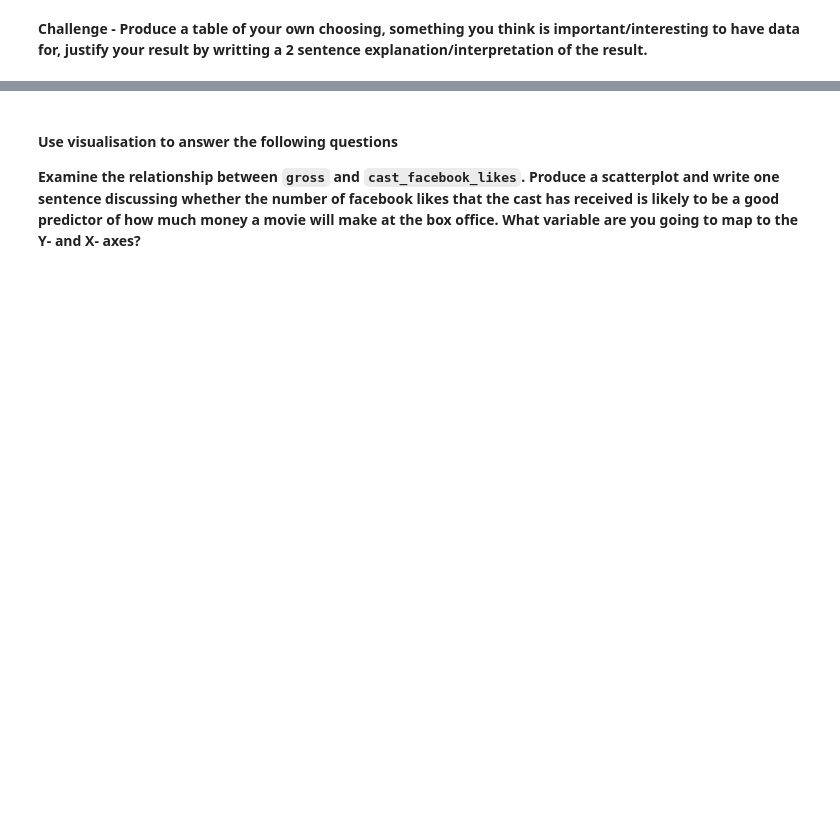
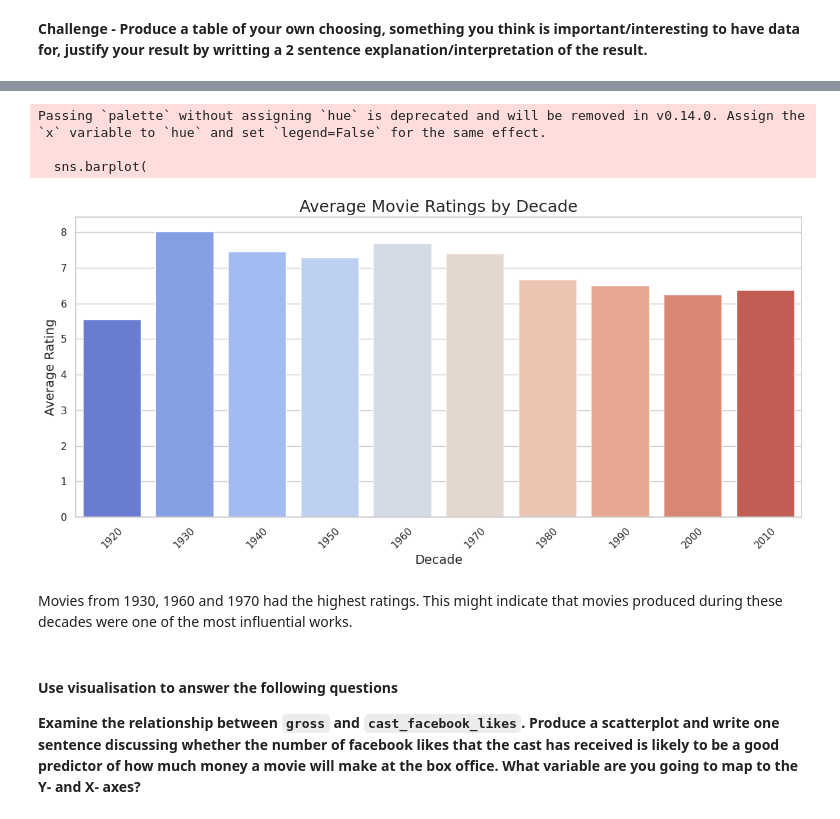
Before and after one commit to alexaromanova/Analytics-through-Coding-Class, a Jupyter notebook: Session_2/Homework.ipynb, the cells around one changed output, grey strips where cells are left out. Drawn from its saved outputs; the diff is of its cells as text; code cells hidden in the pictures; blank space fills up the shorter version.

```diff
--- a/Session_2/Homework.ipynb
+++ b/Session_2/Homework.ipynb
@@ -73,0 +189,16 @@ SyntaxError: unmatched ')' (126386331.py, line 2)
+# %%
+# decade column
+movies['decade'] = (movies['year'] // 10) * 10
+
+# Group by decade
+ratings_by_decade = movies.groupby('decade').agg(
+    avg_rating=('rating', 'mean'),
+    median_rating=('rating', 'median'),
+    count_movies=('title', 'count')
+).reset_index()
+
+# Sort by average rating
+ratings_by_decade = ratings_by_decade.sort_values(by='avg_rating', ascending=False)
+
+# Display table
+ratings_by_decade
@@ -74,3 +217,26 @@ SyntaxError: unmatched ')' (126386331.py, line 2)
+# %%
+plt.figure(figsize=(12, 6))
+
+sns.barplot(
+    data=ratings_by_decade,
+    x='decade',
+    y='avg_rating',
+    palette='coolwarm'
+)
+
+plt.title('Average Movie Ratings by Decade', fontsize=18)
+plt.xlabel('Decade', fontsize=14)
+plt.ylabel('Average Rating', fontsize=14)
+plt.xticks(rotation=45)
+plt.tight_layout()
+plt.show()
+# %% [output]
+Passing `palette` without assigning `hue` is deprecated and will be removed in v0.14.0. Assign the `x` variable to `hue` and set `legend=False` for the same effect.
+
+  sns.barplot(
+[figure, added]
+# %% [markdown]
+Movies from 1930, 1960 and 1970 had the highest ratings. This might indicate that movies produced during these decades were one of the most influential works.
 # %% [markdown]
 #### Use visualisation to answer the following questions
 
```
Also changed, not shown: parts of 17 cells of this notebook, 1 other file.
